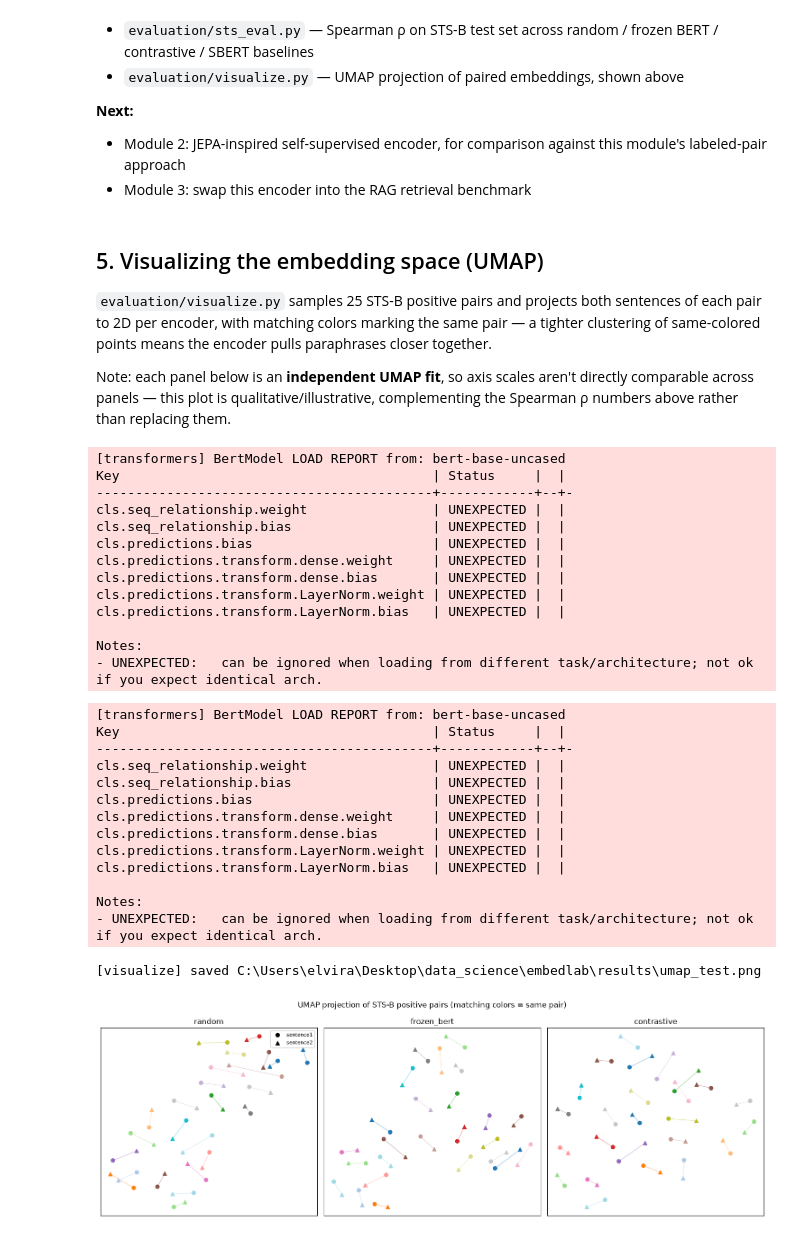
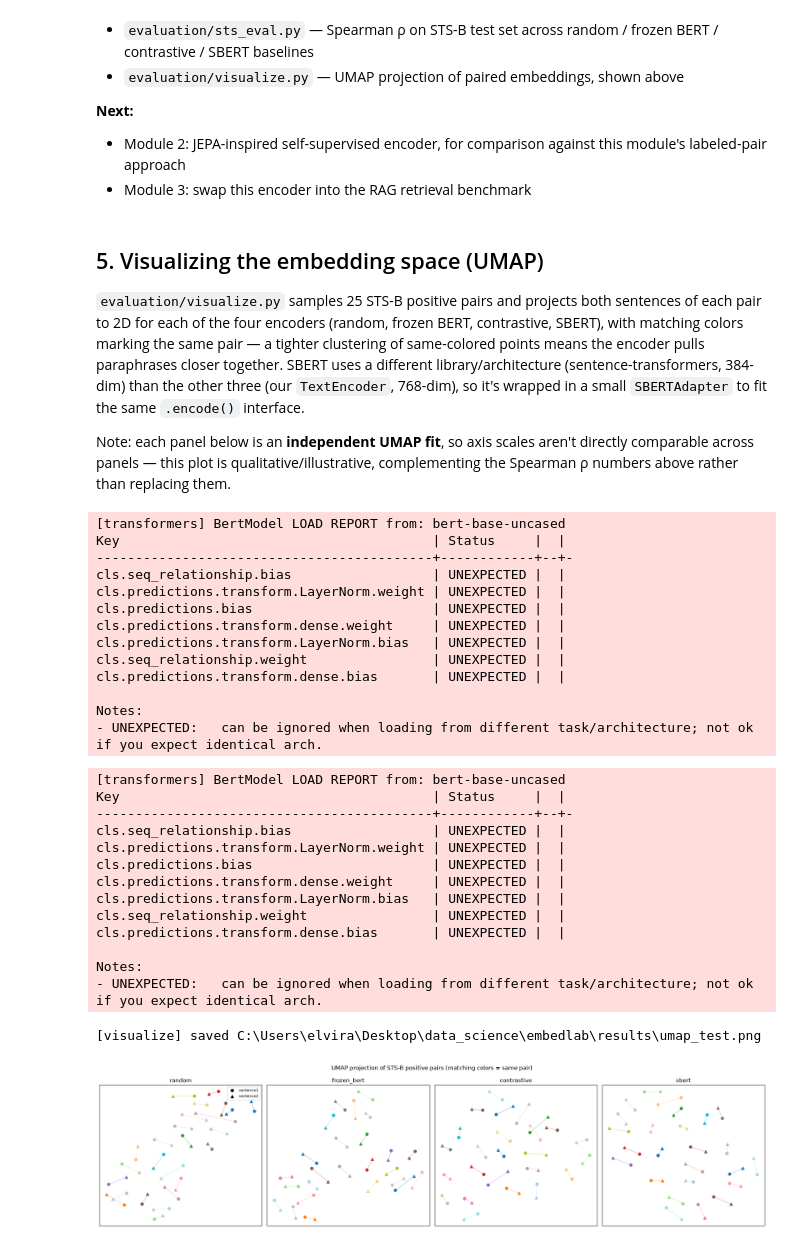
Before and after one commit to vitorlecio/embedlab, a Jupyter notebook: notebooks/01_contrastive_learning.ipynb, the cells around one changed output. Saved outputs shown, nothing was run; the diff lists cells and outputs as text; code cells hidden in the pictures.

```diff
--- a/notebooks/01_contrastive_learning.ipynb
+++ b/notebooks/01_contrastive_learning.ipynb
@@ -219,14 +219,14 @@ plt.show()
 # %% [markdown]
 ## 5. Visualizing the embedding space (UMAP)
 
-`evaluation/visualize.py` samples 25 STS-B positive pairs and projects both sentences of each pair to 2D per encoder, with matching colors marking the same pair — a tighter clustering of same-colored points means the encoder pulls paraphrases closer together.
+`evaluation/visualize.py` samples 25 STS-B positive pairs and projects both sentences of each pair to 2D for each of the four encoders (random, frozen BERT, contrastive, SBERT), with matching colors marking the same pair — a tighter clustering of same-colored points means the encoder pulls paraphrases closer together. SBERT uses a different library/architecture (sentence-transformers, 384-dim) than the other three (our `TextEncoder`, 768-dim), so it's wrapped in a small `SBERTAdapter` to fit the same `.encode()` interface.
 
 Note: each panel below is an **independent UMAP fit**, so axis scales aren't directly comparable across panels — this plot is qualitative/illustrative, complementing the Spearman ρ numbers above rather than replacing them.
 # %%
 import umap  # noqa: F401 -- must be imported after `datasets` (already loaded above) to avoid a native segfault (umap/numba vs pyarrow LLVM symbol clash on Windows)
 
 from evaluation.sts_eval import build_random_encoder
-from evaluation.visualize import sample_pairs, pair_embeddings, project_umap, plot_umap_grid
+from evaluation.visualize import sample_pairs, pair_embeddings, project_umap, plot_umap_grid, SBERTAdapter
 
 seed = config["training"]["seed"]
 pairs_df = sample_pairs(splits["test"], n_pairs=25, seed=seed)
@@ -240,38 +240,39 @@ if checkpoint_path.exists():
     contrastive_encoder = TextEncoder(model_name=config["model"]["backbone"], pooling=config["model"]["pooling"])
     contrastive_encoder.load_state_dict(torch.load(checkpoint_path, map_location="cpu"))
     encoders["contrastive"] = contrastive_encoder
+encoders["sbert"] = SBERTAdapter("all-MiniLM-L6-v2")
 
 projections = {
     name: project_umap(pair_embeddings(enc, pairs_df, config["model"]["max_length"], "cpu"), seed)
     for name, enc in encoders.items()
 }
 plot_umap_grid(projections, len(pairs_df), ROOT / "results" / "umap_test.png")
 # %% [output]
 [transformers] BertModel LOAD REPORT from: bert-base-uncased
 Key                                        | Status     |  |
 -------------------------------------------+------------+--+-
-cls.seq_relationship.weight                | UNEXPECTED |  |
 cls.seq_relationship.bias                  | UNEXPECTED |  |
+cls.predictions.transform.LayerNorm.weight | UNEXPECTED |  |
 cls.predictions.bias                       | UNEXPECTED |  |
 cls.predictions.transform.dense.weight     | UNEXPECTED |  |
+cls.predictions.transform.LayerNorm.bias   | UNEXPECTED |  |
+cls.seq_relationship.weight                | UNEXPECTED |  |
 cls.predictions.transform.dense.bias       | UNEXPECTED |  |
-cls.predictions.transform.LayerNorm.weight | UNEXPECTED |  |
-cls.predictions.transform.LayerNorm.bias   | UNEXPECTED |  |
 
 Notes:
 - UNEXPECTED:   can be ignored when loading from different task/architecture; not ok if you expect identical arch.
 [transformers] BertModel LOAD REPORT from: bert-base-uncased
 Key                                        | Status     |  |
 -------------------------------------------+------------+--+-
-cls.seq_relationship.weight                | UNEXPECTED |  |
 cls.seq_relationship.bias                  | UNEXPECTED |  |
+cls.predictions.transform.LayerNorm.weight | UNEXPECTED |  |
 cls.predictions.bias                       | UNEXPECTED |  |
 cls.predictions.transform.dense.weight     | UNEXPECTED |  |
+cls.predictions.transform.LayerNorm.bias   | UNEXPECTED |  |
+cls.seq_relationship.weight                | UNEXPECTED |  |
 cls.predictions.transform.dense.bias       | UNEXPECTED |  |
-cls.predictions.transform.LayerNorm.weight | UNEXPECTED |  |
-cls.predictions.transform.LayerNorm.bias   | UNEXPECTED |  |
 
 Notes:
 - UNEXPECTED:   can be ignored when loading from different task/architecture; not ok if you expect identical arch.
 [visualize] saved C:\Users\elvira\Desktop\data_science\embedlab\results\umap_test.png
-[figure, old version]
+[figure, new version]
```
Also changed, not shown: parts of 1 cell of this notebook, 2 other files.
